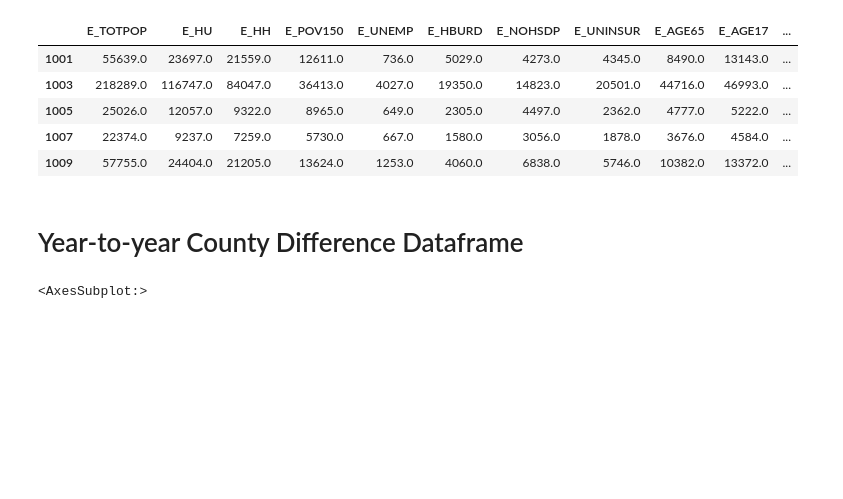
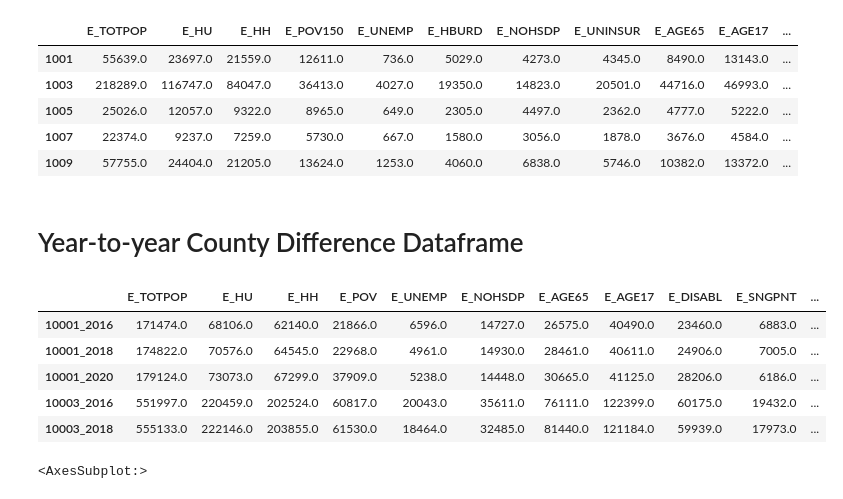
Before and after one commit to alex-keigley/Investigating-SVI-and-Heart-Related-Deaths, a Jupyter notebook: data-preparation.ipynb, the cells around one changed output. Drawn from its saved outputs; the diff is of its cells as text; code cells hidden in the pictures; blank space fills up the shorter version.

```diff
--- a/data-preparation.ipynb
+++ b/data-preparation.ipynb
@@ -204,7 +328,7 @@ deaths_2018.head()
 | 1009 | 179 |
 # %%
 # Joining heart deaths and SVI scores for every county
-svi_deaths_2018 = pd.concat([svi_2018, deaths_2018], axis=1, ignore_index=False)
+svi_deaths_2018 = pd.concat([svi_election_2018, deaths_2018], axis=1, ignore_index=False)
 
 # Dropping rows with incomplete data
 svi_deaths_2018.dropna(inplace=True)
@@ -223,2 +347,23 @@ svi_deaths_2018.head()
 # %% [markdown]
 ## 2020 Data
+# %%
+# import election data
+election_2020 = pd.read_csv('./data/state-voter-data/federalelections2020.csv')
+election_2020.drop(['Unnamed: 4', 'Unnamed: 5'], axis=1, inplace=True)
+
+# convert strings to integers
+election_2020 = election_2020.replace(',', '', regex=True)
+election_2020.dropna(inplace=True)
+election_2020 = election_2020.astype({'State': 'string','Democratic Candidates': 'int', 'Republican Candidates': 'int', 'Other Candidates': 'int'})
+
+# calculate total votes cast per state
+election_2020['Total Votes'] = election_2020[['Democratic Candidates', 'Republican Candidates', 'Other Candidates']].sum(axis=1)
+
+# calculate ratios
+election_2020['Dem_Percent'] = election_2020['Democratic Candidates'] / election_2020['Total Votes']
+election_2020['Rep_Percent'] = election_2020['Republican Candidates'] / election_2020['Total Votes']
+
+# drop columns for join
+election_2020.drop(['Democratic Candidates', 'Republican Candidates', 'Other Candidates', 'Total Votes'], axis=1, inplace=True)
+
+election_2020.head()
@@ -227,19 +379,29 @@ svi_deaths_2018.head()
 svi_2020 = pd.read_csv('./data/atsdr-svi/SVI2020_US_COUNTY.csv')
 
 # Setting index as FIPS / County Code
-svi_2020.set_index('FIPS', inplace=True)
+# svi_2020.set_index('FIPS', inplace=True)
 
 # Dropping unneeded columns
-svi_2020.drop(['ST', 'STATE', 'ST_ABBR', 'COUNTY', 'LOCATION', 'AREA_SQMI', 'STCNTY'], axis=1, inplace=True)
+svi_2020.drop(['ST', 'STATE', 'COUNTY', 'LOCATION', 'AREA_SQMI', 'STCNTY'], axis=1, inplace=True)
 
 # Dropping computed columns, indicated by starting string
 svi_2020 = svi_2020.loc[:, ~svi_2020.columns.str.startswith('M')]
 svi_2020 = svi_2020.loc[:, ~svi_2020.columns.str.startswith('EP')]
-svi_2020 = svi_2020.loc[:, ~svi_2020.columns.str.startswith('F')]
+# svi_2020 = svi_2020.loc[:, ~svi_2020.columns.str.startswith('F')]
 svi_2020 = svi_2020.loc[:, ~svi_2020.columns.str.startswith('RPL')]
 svi_2020 = svi_2020.loc[:, ~svi_2020.columns.str.startswith('SPL')]
 
-svi_2020.head()
+# adding election data
+svi_election_2020 = svi_2020.merge(election_2020, right_on='State', left_on='ST_ABBR')
+
+# drop state abbreviations
+svi_election_2020.drop(['ST_ABBR', 'State'], axis=1, inplace=True)
+
+# reset index and drop F's
+svi_election_2020.set_index('FIPS', inplace=True)
+svi_election_2020 = svi_election_2020.loc[:, ~svi_election_2020.columns.str.startswith('F')]
+
+svi_election_2020.head()
 # %% [output]
 |  | E_TOTPOP | E_HU | E_HH | E_POV150 | E_UNEMP | E_HBURD | E_NOHSDP | E_UNINSUR | E_AGE65 | E_AGE17 | ... |
 | FIPS |  |  |  |  |  |  |  |  |  |  | ... |
@@ -273,7 +435,7 @@ deaths_2020.head()
 | 1009 | 198 |
 # %%
 # Joining heart deaths and SVI scores for every county
-svi_deaths_2020 = pd.concat([svi_2020, deaths_2020], axis=1, ignore_index=False)
+svi_deaths_2020 = pd.concat([svi_election_2020, deaths_2020], axis=1, ignore_index=False)
 
 # Dropping rows with incomplete data
 svi_deaths_2020.dropna(inplace=True)
@@ -355,6 +517,15 @@ machine_learning_df.dropna(inplace=True)
 machine_learning_df.sort_index(inplace=True)
 
 machine_learning_df.to_csv('./data/machine-learning.csv')
+# %%
+machine_learning_df.head()
+# %% [output]
+|  | E_TOTPOP | E_HU | E_HH | E_POV | E_UNEMP | E_NOHSDP | E_AGE65 | E_AGE17 | E_DISABL | E_SNGPNT | ... |
+| 10001_2016 | 171474.0 | 68106.0 | 62140.0 | 21866.0 | 6596.0 | 14727.0 | 26575.0 | 40490.0 | 23460.0 | 6883.0 | ... |
+| 10001_2018 | 174822.0 | 70576.0 | 64545.0 | 22968.0 | 4961.0 | 14930.0 | 28461.0 | 40611.0 | 24906.0 | 7005.0 | ... |
+| 10001_2020 | 179124.0 | 73073.0 | 67299.0 | 37909.0 | 5238.0 | 14448.0 | 30665.0 | 41125.0 | 28206.0 | 6186.0 | ... |
+| 10003_2016 | 551997.0 | 220459.0 | 202524.0 | 60817.0 | 20043.0 | 35611.0 | 76111.0 | 122399.0 | 60175.0 | 19432.0 | ... |
+| 10003_2018 | 555133.0 | 222146.0 | 203855.0 | 61530.0 | 18464.0 | 32485.0 | 81440.0 | 121184.0 | 59939.0 | 17973.0 | ... |
 # %%
 machine_learning_df['Deaths per 100,000 Population'].hist()
 # %% [output]
```
Also changed, not shown: parts of 10 cells of this notebook, 10 other files.
